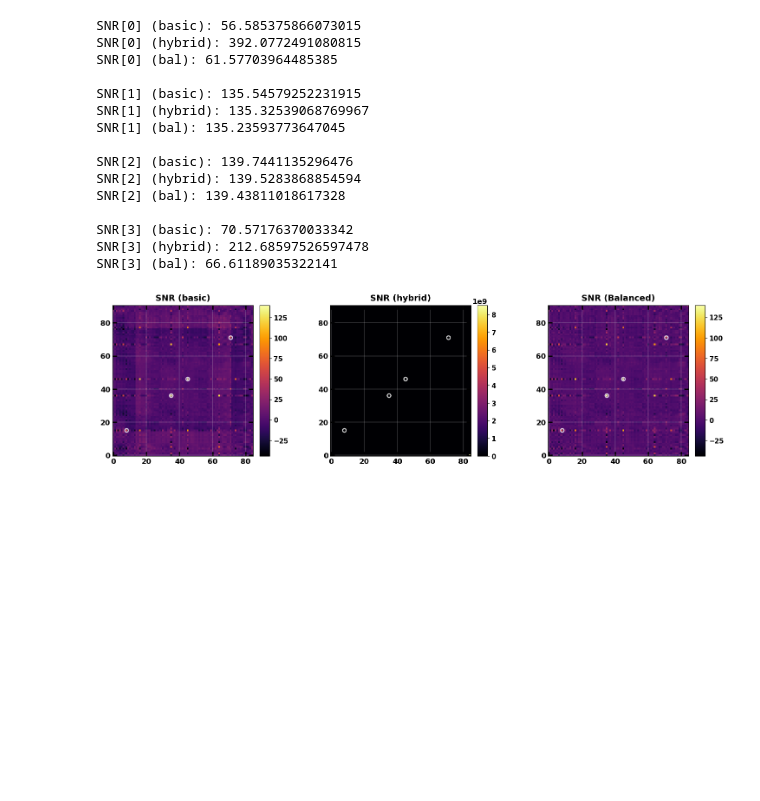
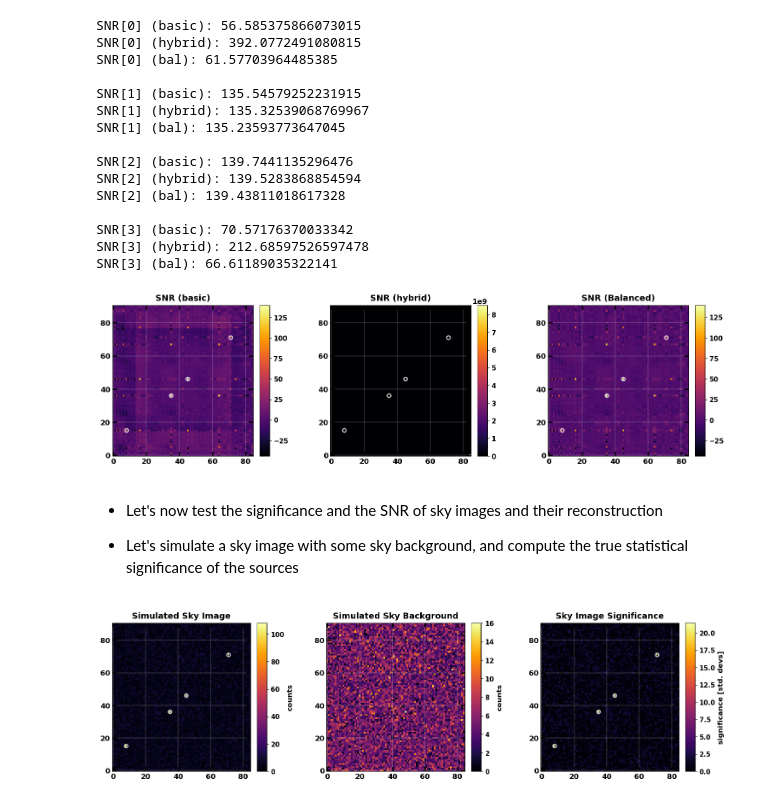
Before and after one commit to EdoardoGiancarli/Reconstruction_Masks_Test, a Jupyter notebook: Img_ReconstructionMethods_2D/variance_SNR.ipynb, the cells around one changed output. Saved outputs shown, nothing was run; the diff lists cells and outputs as text; code cells hidden in the pictures; blank space fills up the shorter version.

```diff
--- a/Img_ReconstructionMethods_2D/variance_SNR.ipynb
+++ b/Img_ReconstructionMethods_2D/variance_SNR.ipynb
@@ -223,3 +225,23 @@ SNR[3] (basic): 70.57176370033342
 SNR[3] (hybrid): 212.68597526597478
 SNR[3] (bal): 66.61189035322141
 [figure]
+# %% [markdown]
+- Let's now test the significance and the SNR of sky images and their reconstruction
+
+- Let's simulate a sky image with some sky background, and compute the true statistical significance of the sources
+# %%
+sources_flux = np.array([100, 100, 100, 100])
+sources_pos = [(h - 15, v - 20), (n + 5, m + 6), (n + 15, m + 16), (h + n + 10, v + m + 14)]
+sky_background_rate = 5
+
+sky_image, sky_background, sources_pos = sky_image_simulation(sky_shape, sources_flux, sources_pos, sky_background_rate)
+
+sky_significance = stats.significance(sky_image, sky_background_rate)
+
+plot.image_plot([sky_image, sky_background, sky_significance],
+                ["Simulated Sky Image", "Simulated Sky Background", "Sky Image Significance"],
+                cbarlabel=["counts", "counts", "significance [std. devs]"],
+                cbarcmap=["inferno"]*3,
+                simulated_sources=[sources_pos, None, sources_pos])
+# %% [output]
+[figure, added]
```
Also changed, not shown: parts of 13 cells of this notebook, 2 other files.
